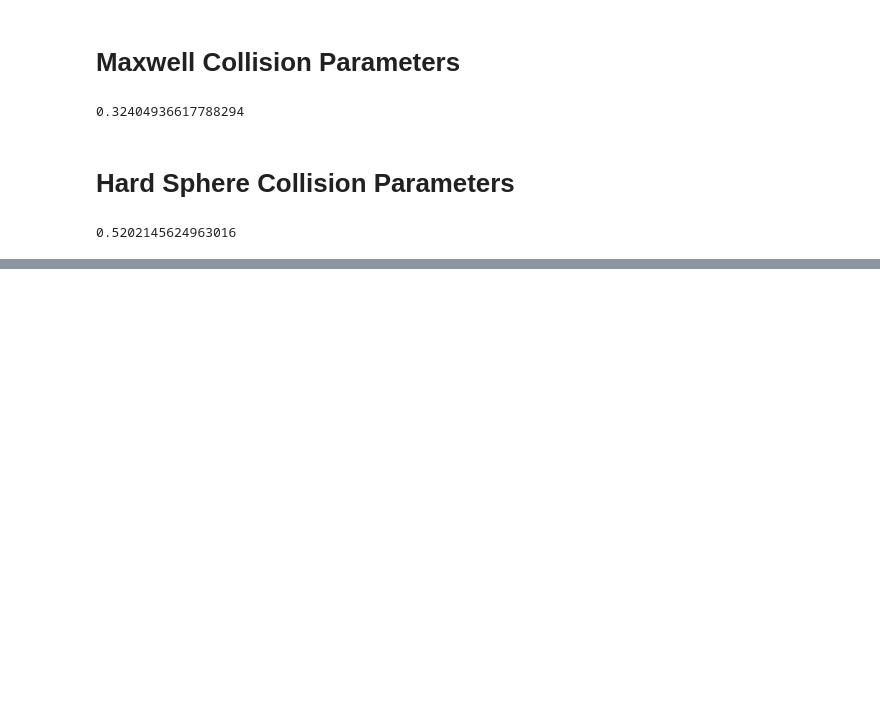
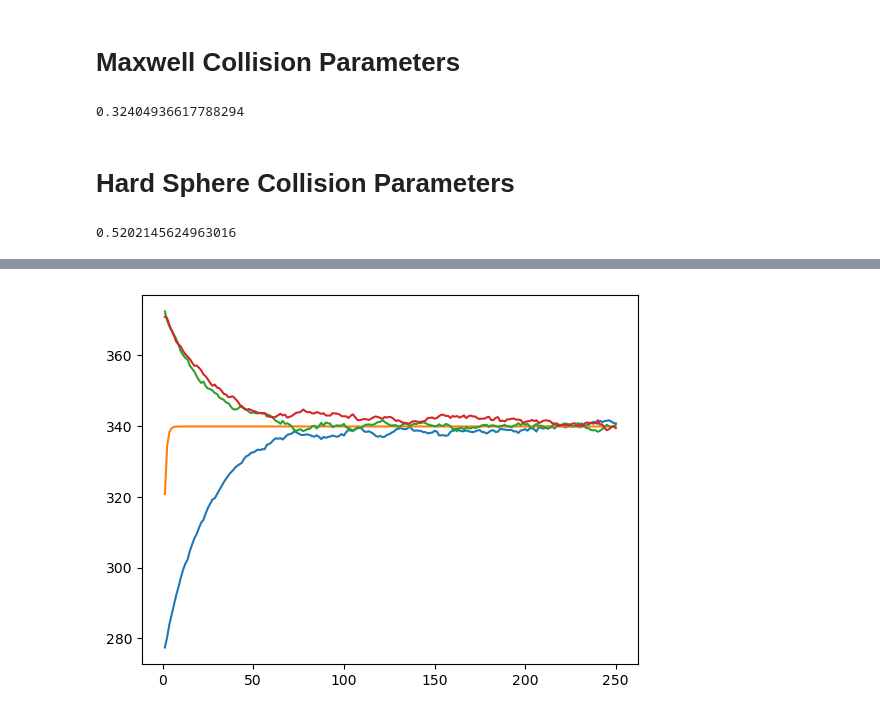
Before and after one commit to gsgall/salamander, a Jupyter notebook: bgk-problem/setup.ipynb, the cells around one changed output, grey strips where cells are left out. Cells and saved outputs as stored; diff of their text form; code cells hidden in the pictures; blank space fills up the shorter version.

Commit message:
The most basic of collision functionality seems to be working properly

```diff
--- a/bgk-problem/setup.ipynb
+++ b/bgk-problem/setup.ipynb
@@ -148,0 +147,18 @@ Hard Sphere Compare
+# %%
+m = 1e-20
+M = m + m
+m_ab = m * m / (M )
+n = 1
+sigma_0 = 1
+nu_ab = m_ab / M * 3 * n * sigma_0
+
+data = pd.read_csv("testing_csv.csv")
+time = data["time"]
+plt.figure()
+plt.plot(time, data["T_x"])
+plt.plot(time, T_analytic(time, T_0, T_eq, 4/3 * nu_ab * collision_frequency_maxwell ))
+plt.plot(time, data["T_y"])
+plt.plot(time, data["T_z"])
+plt.show()
+# %% [output]
+[figure, added]
```
Also changed, not shown: parts of 1 cell of this notebook, 15 other files.
